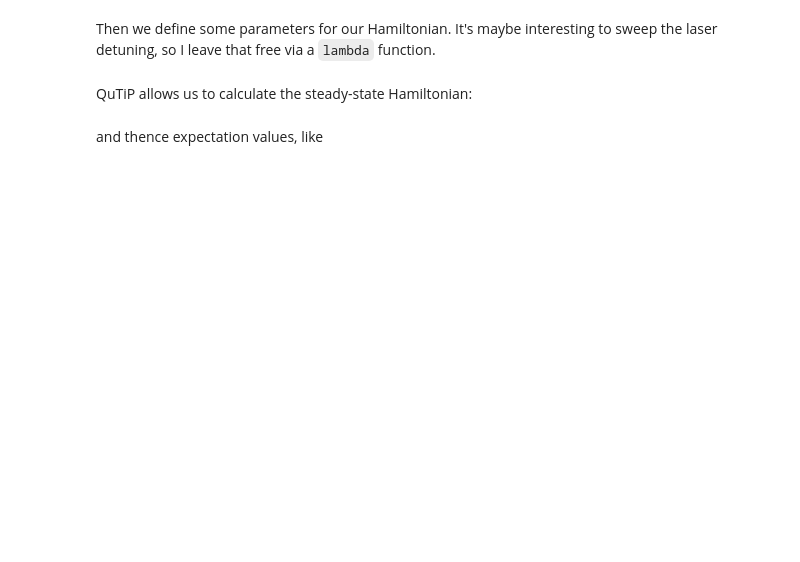
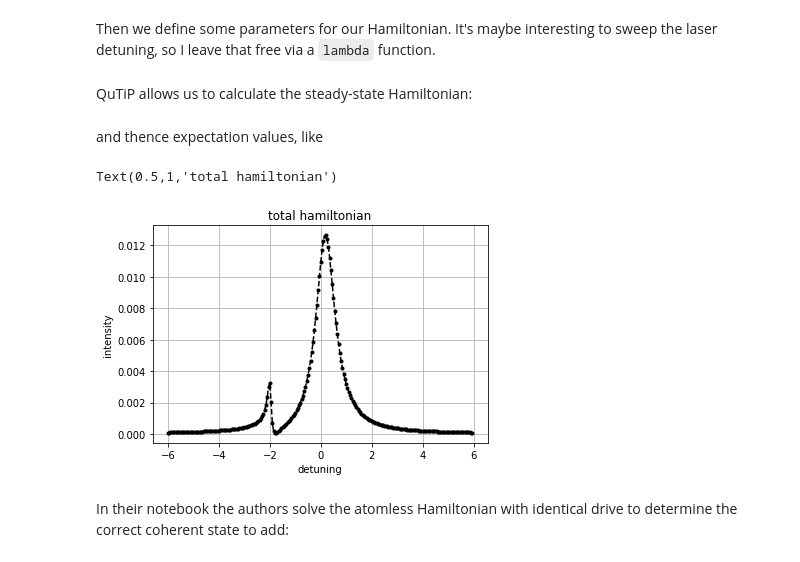
Before and after one commit to acmcclung/jupyter-notebooks, a Jupyter notebook: g2/g2-qutip.ipynb, the cells around one changed output. Cells and saved outputs as stored; diff of their text form; code cells hidden in the pictures; blank space fills up the shorter version.

Commit message:
Fixed Kerr notebook.

```diff
--- a/g2/g2-qutip.ipynb
+++ b/g2/g2-qutip.ipynb
@@ -58,3 +60,20 @@ rho_ss = lambda det: qp.steadystate(jchamiltonian(det), c_op)
 # %% [markdown]
 and thence expectation values, like
+# %%
+detunings = np.arange(-6, 6, 0.05)
+def intensity(det):
+    return qp.expect(a.dag()*a, rho_ss_atom(det))
+
+intensities = np.vectorize(intensity)(detunings)
+
+plt.plot(detunings, intensities, "k.--")
+plt.grid()
+plt.xlabel("detuning")
+plt.ylabel("intensity")
+plt.title("total hamiltonian")
+# %% [output]
+Text(0.5,1,'total hamiltonian')
+[figure, added]
+# %% [markdown]
+In their notebook the authors solve the atomless Hamiltonian with identical drive to determine the correct coherent state to add:
 # %%
```
Also changed, not shown: parts of 16 cells of this notebook, 1 other file.
